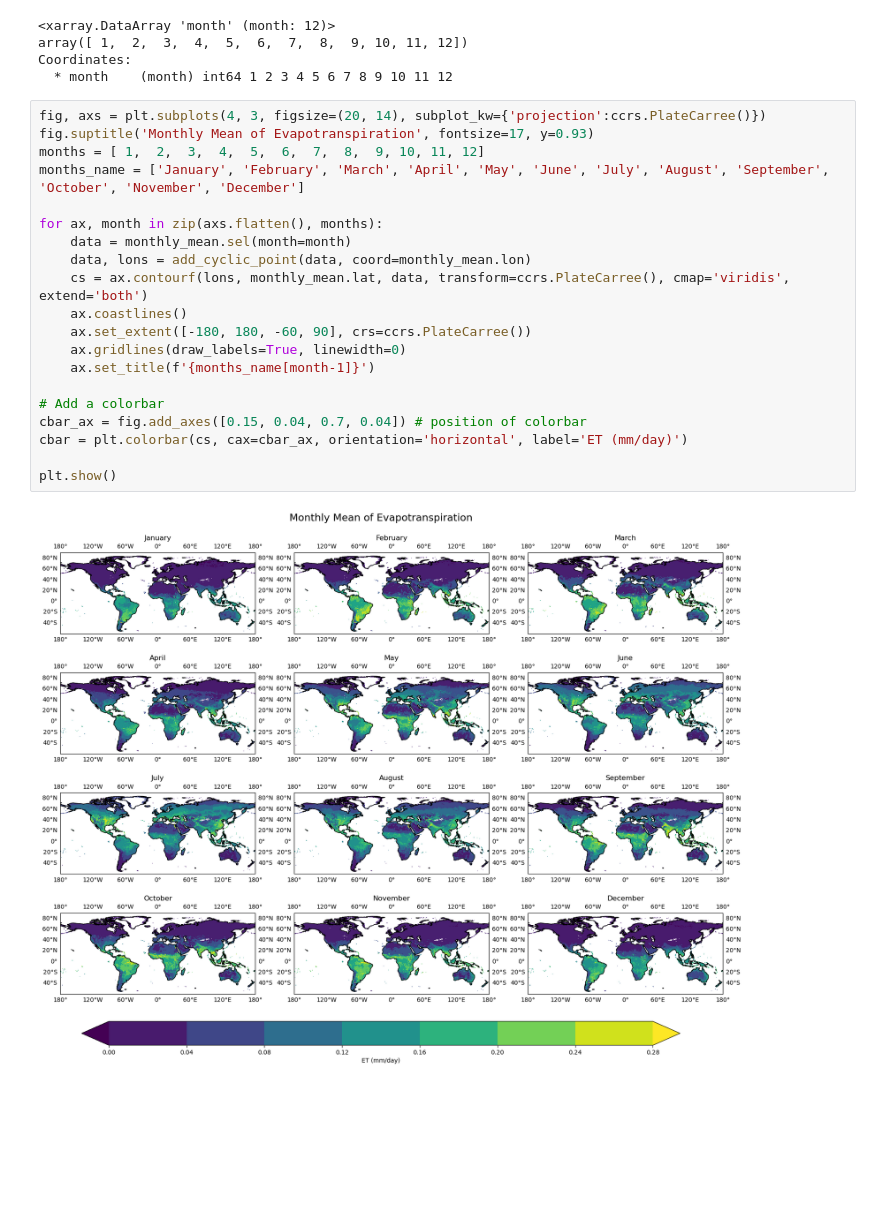
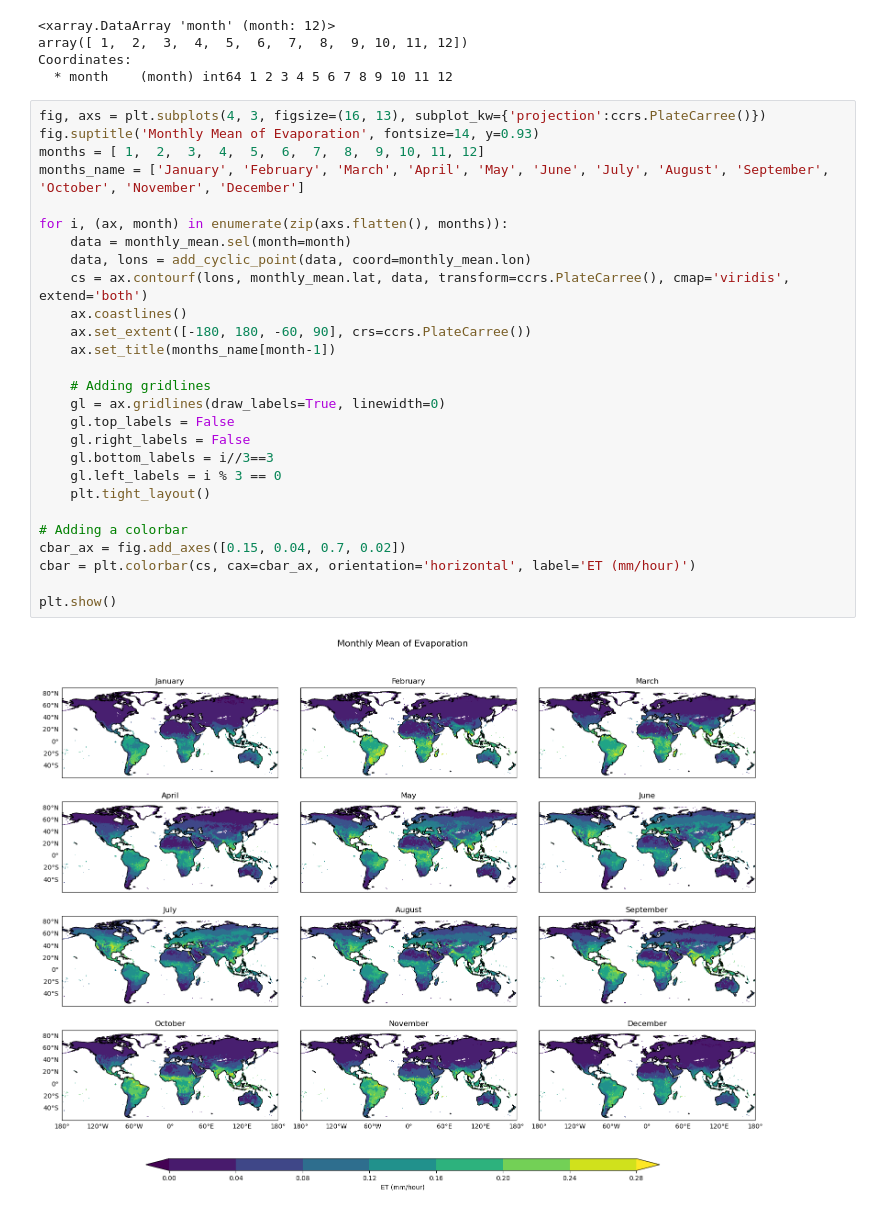
Before and after one commit to tasanyphy01773/CLIM680, a Jupyter notebook: Assignment02_680.ipynb, the cells around one changed output. Drawn from its saved outputs; the diff is of its cells as text; blank space fills up the shorter version.

Commit message:
Updated the x_y label issue

```diff
--- a/Assignment02_680.ipynb
+++ b/Assignment02_680.ipynb
@@ -73,24 +73,31 @@ array([ 1,  2,  3,  4,  5,  6,  7,  8,  9, 10, 11, 12])
 Coordinates:
   * month    (month) int64 1 2 3 4 5 6 7 8 9 10 11 12
 # %%
-fig, axs = plt.subplots(4, 3, figsize=(20, 14), subplot_kw={'projection':ccrs.PlateCarree()})
-fig.suptitle('Monthly Mean of Evapotranspiration', fontsize=17, y=0.93)
+fig, axs = plt.subplots(4, 3, figsize=(16, 13), subplot_kw={'projection':ccrs.PlateCarree()})
+fig.suptitle('Monthly Mean of Evaporation', fontsize=14, y=0.93)
 months = [ 1,  2,  3,  4,  5,  6,  7,  8,  9, 10, 11, 12]
 months_name = ['January', 'February', 'March', 'April', 'May', 'June', 'July', 'August', 'September', 'October', 'November', 'December']
 
-for ax, month in zip(axs.flatten(), months):
+for i, (ax, month) in enumerate(zip(axs.flatten(), months)):
     data = monthly_mean.sel(month=month)
     data, lons = add_cyclic_point(data, coord=monthly_mean.lon)
     cs = ax.contourf(lons, monthly_mean.lat, data, transform=ccrs.PlateCarree(), cmap='viridis', extend='both')
     ax.coastlines()
     ax.set_extent([-180, 180, -60, 90], crs=ccrs.PlateCarree())
-    ax.gridlines(draw_labels=True, linewidth=0)
-    ax.set_title(f'{months_name[month-1]}')
+    ax.set_title(months_name[month-1])
 
-# Add a colorbar
-cbar_ax = fig.add_axes([0.15, 0.04, 0.7, 0.04]) # position of colorbar
-cbar = plt.colorbar(cs, cax=cbar_ax, orientation='horizontal', label='ET (mm/day)')
+    # Adding gridlines
+    gl = ax.gridlines(draw_labels=True, linewidth=0)
+    gl.top_labels = False
+    gl.right_labels = False
+    gl.bottom_labels = i//3==3
+    gl.left_labels = i % 3 == 0
+    plt.tight_layout()
+
+# Adding a colorbar
+cbar_ax = fig.add_axes([0.15, 0.04, 0.7, 0.02])
+cbar = plt.colorbar(cs, cax=cbar_ax, orientation='horizontal', label='ET (mm/hour)')
 
 plt.show()
 # %% [output]
-[figure, old version]
+[figure, new version]
```
